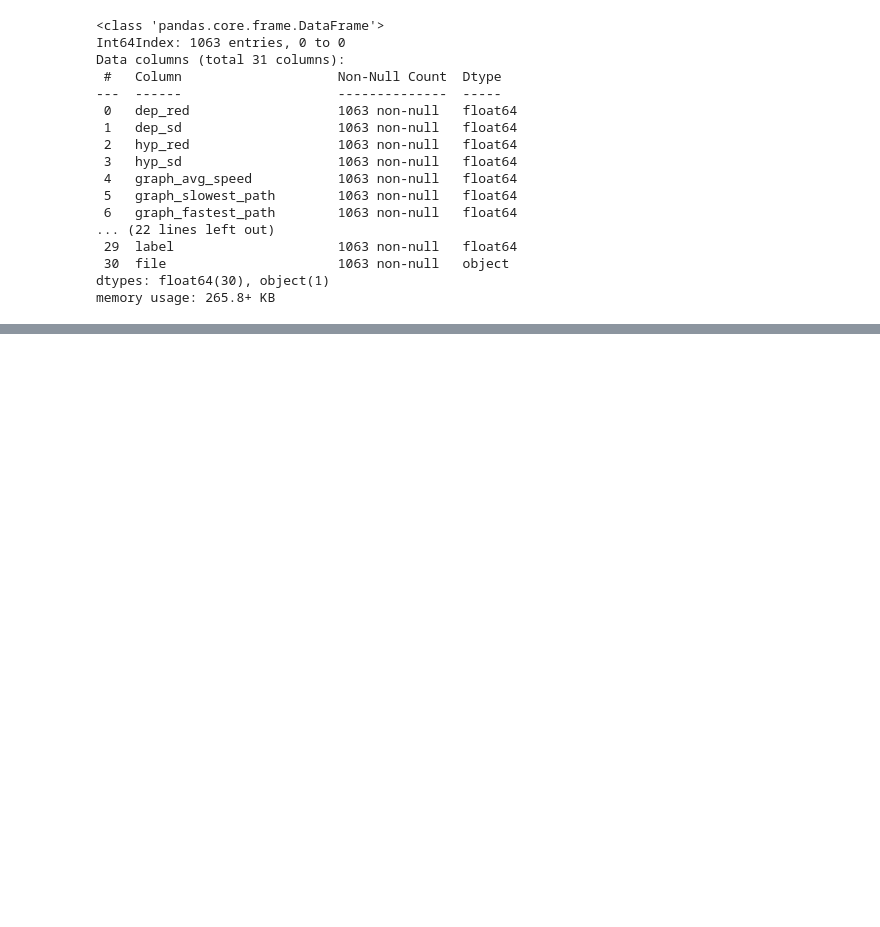
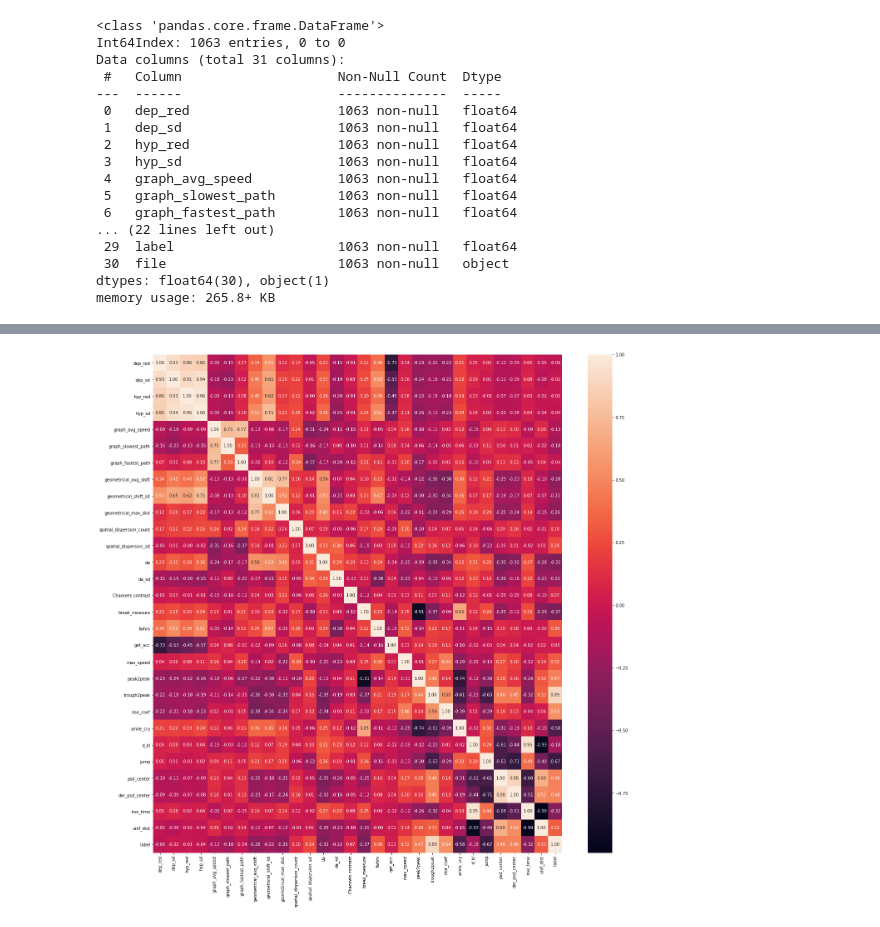
Before and after one commit to LiorSukman/Stark-Lab-Project, a Jupyter notebook: descriptives.ipynb, the cells around one changed output, grey strips where cells are left out. Cells and saved outputs as stored; diff of their text form; code cells hidden in the pictures; blank space fills up the shorter version.

```diff
--- a/descriptives.ipynb
+++ b/descriptives.ipynb
@@ -62,0 +105,6 @@ df.describe()
+# %%
+correlation_matrix = df.corr()
+fig, ax = plt.subplots(figsize=(22, 22))
+_ = sns.heatmap(correlation_matrix, annot=True, fmt='.2f')
+# %% [output]
+[figure, added]
```
Also changed, not shown: parts of 9 cells of this notebook, 8 other files.
